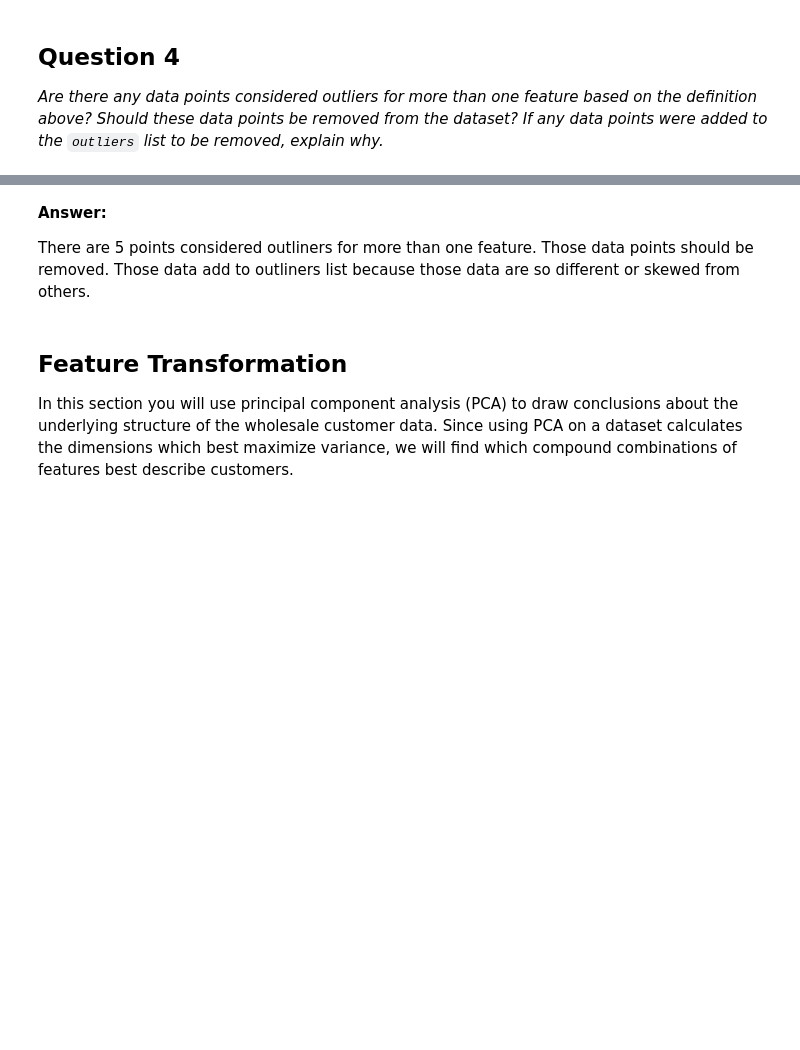
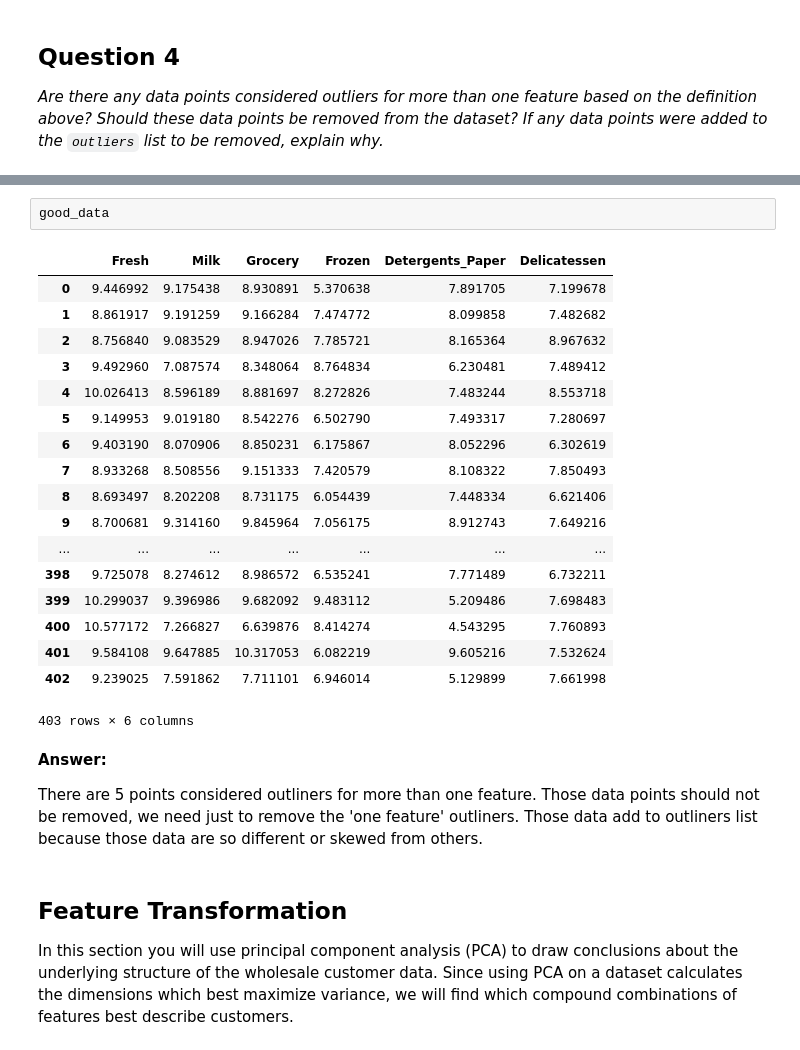
Before and after one commit to fortyMiles/custom_segments, a Jupyter notebook: customer_segments.ipynb, the cells around one changed output, grey strips where cells are left out. Cells and saved outputs as stored; diff of their text form; blank space fills up the shorter version.

```diff
--- a/customer_segments.ipynb
+++ b/customer_segments.ipynb
@@ -324,10 +328,31 @@ for outliner in num_count:
 65
 66
 75
+# %%
+good_data
+# %% [output]
+|  | Fresh | Milk | Grocery | Frozen | Detergents_Paper | Delicatessen |
+| 0 | 9.446992 | 9.175438 | 8.930891 | 5.370638 | 7.891705 | 7.199678 |
+| 1 | 8.861917 | 9.191259 | 9.166284 | 7.474772 | 8.099858 | 7.482682 |
+| 2 | 8.756840 | 9.083529 | 8.947026 | 7.785721 | 8.165364 | 8.967632 |
+| 3 | 9.492960 | 7.087574 | 8.348064 | 8.764834 | 6.230481 | 7.489412 |
+| 4 | 10.026413 | 8.596189 | 8.881697 | 8.272826 | 7.483244 | 8.553718 |
+| 5 | 9.149953 | 9.019180 | 8.542276 | 6.502790 | 7.493317 | 7.280697 |
+| 6 | 9.403190 | 8.070906 | 8.850231 | 6.175867 | 8.052296 | 6.302619 |
+| 7 | 8.933268 | 8.508556 | 9.151333 | 7.420579 | 8.108322 | 7.850493 |
+| 8 | 8.693497 | 8.202208 | 8.731175 | 6.054439 | 7.448334 | 6.621406 |
+| 9 | 8.700681 | 9.314160 | 9.845964 | 7.056175 | 8.912743 | 7.649216 |
+| ... | ... | ... | ... | ... | ... | ... |
+| 398 | 9.725078 | 8.274612 | 8.986572 | 6.535241 | 7.771489 | 6.732211 |
+| 399 | 10.299037 | 9.396986 | 9.682092 | 9.483112 | 5.209486 | 7.698483 |
+| 400 | 10.577172 | 7.266827 | 6.639876 | 8.414274 | 4.543295 | 7.760893 |
+| 401 | 9.584108 | 9.647885 | 10.317053 | 6.082219 | 9.605216 | 7.532624 |
+| 402 | 9.239025 | 7.591862 | 7.711101 | 6.946014 | 5.129899 | 7.661998 |
+403 rows × 6 columns
 # %% [markdown]
 **Answer:**
 
-There are 5 points considered outliners for more than one feature. Those data points should be removed. Those data add to outliners list because those data are so different or skewed from others.
+There are 5 points considered outliners for more than one feature. Those data points should not be removed, we need just to remove the 'one feature' outliners. Those data add to outliners list because those data are so different or skewed from others.
 # %% [markdown]
 ## Feature Transformation
 In this section you will use principal component analysis (PCA) to draw conclusions about the underlying structure of the wholesale customer data. Since using PCA on a dataset calculates the dimensions which best maximize variance, we will find which compound combinations of features best describe customers.
```
Also changed, not shown: parts of 10 cells of this notebook, 1 other file.
